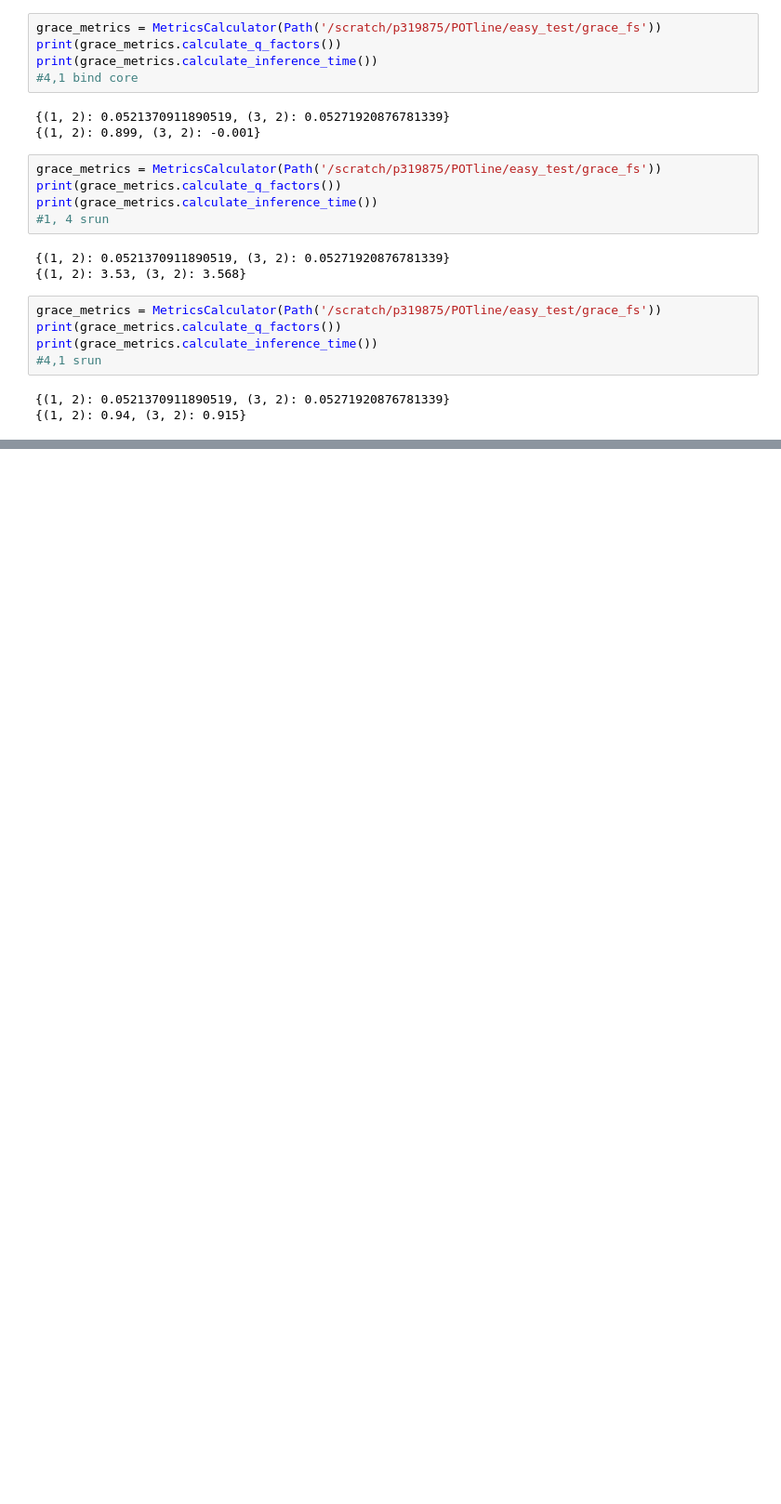
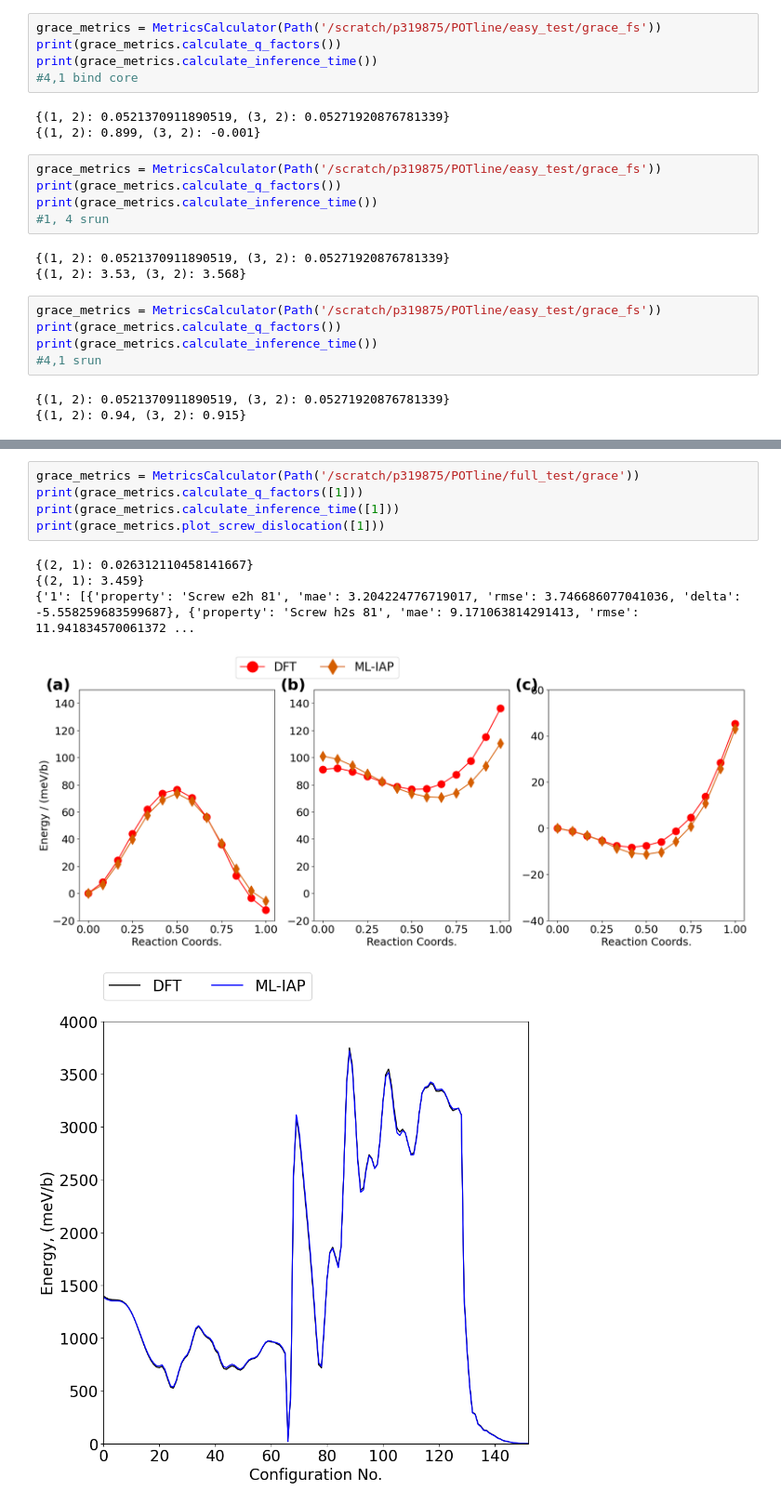
Before and after one commit to TheNewPing/POTline, a Jupyter notebook: src/metrics.ipynb, the cells around one changed output, grey strips where cells are left out. Shown: that part at 93% size. Cells and saved outputs as stored; diff of their text form; blank space fills up the shorter version.

```diff
--- a/src/metrics.ipynb
+++ b/src/metrics.ipynb
@@ -77,0 +91,11 @@ print(grace_metrics.calculate_inference_time())
+# %%
+grace_metrics = MetricsCalculator(Path('/scratch/p319875/POTline/full_test/grace'))
+print(grace_metrics.calculate_q_factors([1]))
+print(grace_metrics.calculate_inference_time([1]))
+print(grace_metrics.plot_screw_dislocation([1]))
+# %% [output]
+{(2, 1): 0.026312110458141667}
+{(2, 1): 3.459}
+{'1': [{'property': 'Screw e2h 81', 'mae': 3.204224776719017, 'rmse': 3.746686077041036, 'delta': -5.558259683599687}, {'property': 'Screw h2s 81', 'mae': 9.171063814291413, 'rmse': 11.941834570061372 ...
+[figure, added]
+[figure, added]
```
Also changed, not shown: parts of 1 cell of this notebook, 1 other file.
